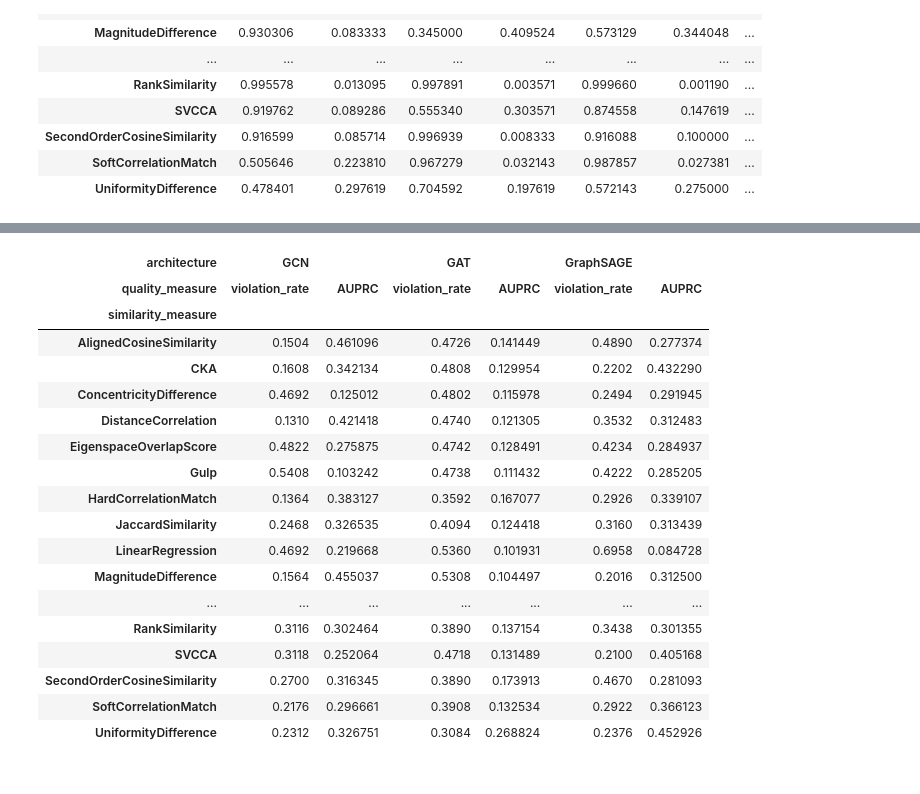
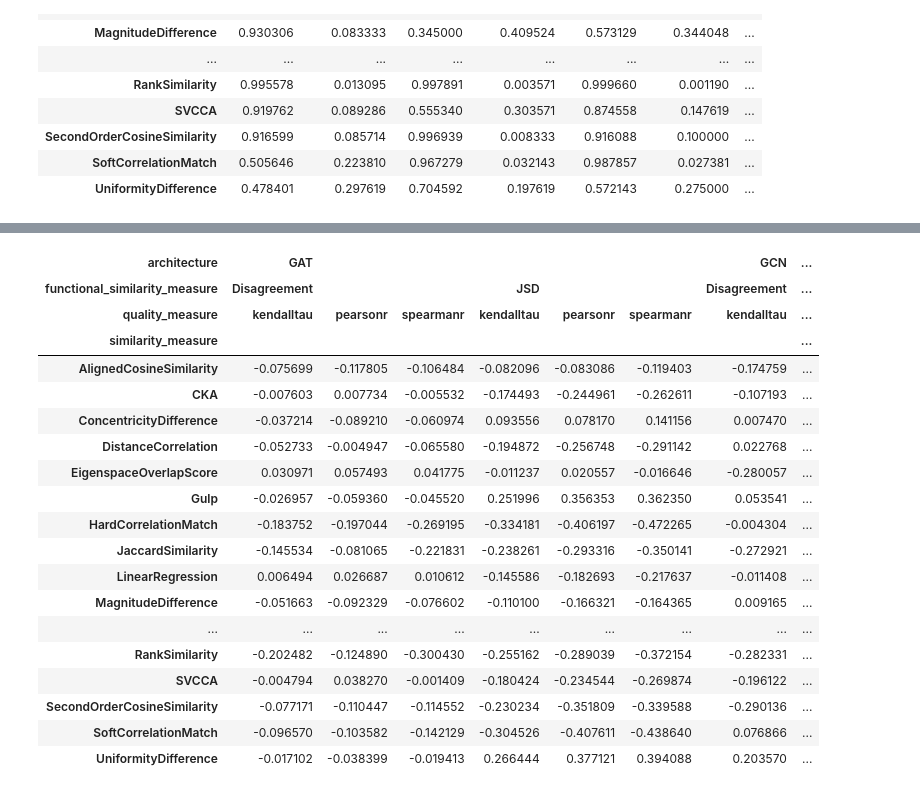
Before and after one commit to TaWald/similaritybench, a Jupyter notebook: graphs/notebooks/tables.ipynb, the cells around one changed output, grey strips where cells are left out. Drawn from its saved outputs; the diff is of its cells as text; code cells hidden in the pictures.

Commit message:
add output correlations

```diff
--- a/graphs/notebooks/tables.ipynb
+++ b/graphs/notebooks/tables.ipynb
@@ -107,7 +132,8 @@ get_agg_pivot_table("layer_test", ["cora", "flickr", "ogbn-arxiv"])
 # %%
-path = os.path.join(EXPERIMENT_RESULTS_PATH, FULL_DF_FILE_NAME("layer_test", "monotonicity", "cora"))
+def get_output_correlation_table(experiment, dataset):
 
-df = pd.read_csv(path)
-data = df.loc[:, ["similarity_measure", "quality_measure", "value", "architecture", "representation_dataset"]]
-#data.groupby( ["similarity_measure", "quality_measure", "architecture", "representation_dataset"]).mean()
-data.pivot_table(index="similarity_measure", columns=["representation_dataset", "architecture", "quality_measure"], values="value", aggfunc="mean")
+    path = os.path.join(EXPERIMENT_RESULTS_PATH, FULL_DF_FILE_NAME(experiment, "output_correlation", dataset))
+    df = pd.read_csv(path)
+    data = df.loc[:, ["similarity_measure", "functional_similarity_measure", "quality_measure", "corr", "architecture"]]
+
+    return data.pivot_table(index="similarity_measure", columns=["architecture", "functional_similarity_measure", "quality_measure"], values="corr", aggfunc="mean")
@@ -158,22 +163,23 @@ get_pivot_table("label_test", "cora")
 # %%
-get_pivot_table("label_test", "flickr")
+get_output_correlation_table("label_test", "flickr")
 # %% [output]
-| architecture | GCN |  | GAT |  | GraphSAGE |  |
-| quality_measure | violation_rate | AUPRC | violation_rate | AUPRC | violation_rate | AUPRC |
-| similarity_measure |  |  |  |  |  |  |
-| AlignedCosineSimilarity | 0.1504 | 0.461096 | 0.4726 | 0.141449 | 0.4890 | 0.277374 |
-| CKA | 0.1608 | 0.342134 | 0.4808 | 0.129954 | 0.2202 | 0.432290 |
-| ConcentricityDifference | 0.4692 | 0.125012 | 0.4802 | 0.115978 | 0.2494 | 0.291945 |
-| DistanceCorrelation | 0.1310 | 0.421418 | 0.4740 | 0.121305 | 0.3532 | 0.312483 |
-| EigenspaceOverlapScore | 0.4822 | 0.275875 | 0.4742 | 0.128491 | 0.4234 | 0.284937 |
-| Gulp | 0.5408 | 0.103242 | 0.4738 | 0.111432 | 0.4222 | 0.285205 |
-| HardCorrelationMatch | 0.1364 | 0.383127 | 0.3592 | 0.167077 | 0.2926 | 0.339107 |
-| JaccardSimilarity | 0.2468 | 0.326535 | 0.4094 | 0.124418 | 0.3160 | 0.313439 |
-| LinearRegression | 0.4692 | 0.219668 | 0.5360 | 0.101931 | 0.6958 | 0.084728 |
-| MagnitudeDifference | 0.1564 | 0.455037 | 0.5308 | 0.104497 | 0.2016 | 0.312500 |
-| ... | ... | ... | ... | ... | ... | ... |
-| RankSimilarity | 0.3116 | 0.302464 | 0.3890 | 0.137154 | 0.3438 | 0.301355 |
-| SVCCA | 0.3118 | 0.252064 | 0.4718 | 0.131489 | 0.2100 | 0.405168 |
-| SecondOrderCosineSimilarity | 0.2700 | 0.316345 | 0.3890 | 0.173913 | 0.4670 | 0.281093 |
-| SoftCorrelationMatch | 0.2176 | 0.296661 | 0.3908 | 0.132534 | 0.2922 | 0.366123 |
-| UniformityDifference | 0.2312 | 0.326751 | 0.3084 | 0.268824 | 0.2376 | 0.452926 |
+| architecture | GAT |  |  |  |  |  | GCN | ... |
+| functional_similarity_measure | Disagreement |  |  | JSD |  |  | Disagreement | ... |
+| quality_measure | kendalltau | pearsonr | spearmanr | kendalltau | pearsonr | spearmanr | kendalltau | ... |
+| similarity_measure |  |  |  |  |  |  |  | ... |
+| AlignedCosineSimilarity | -0.075699 | -0.117805 | -0.106484 | -0.082096 | -0.083086 | -0.119403 | -0.174759 | ... |
+| CKA | -0.007603 | 0.007734 | -0.005532 | -0.174493 | -0.244961 | -0.262611 | -0.107193 | ... |
+| ConcentricityDifference | -0.037214 | -0.089210 | -0.060974 | 0.093556 | 0.078170 | 0.141156 | 0.007470 | ... |
+| DistanceCorrelation | -0.052733 | -0.004947 | -0.065580 | -0.194872 | -0.256748 | -0.291142 | 0.022768 | ... |
+| EigenspaceOverlapScore | 0.030971 | 0.057493 | 0.041775 | -0.011237 | 0.020557 | -0.016646 | -0.280057 | ... |
+| Gulp | -0.026957 | -0.059360 | -0.045520 | 0.251996 | 0.356353 | 0.362350 | 0.053541 | ... |
+| HardCorrelationMatch | -0.183752 | -0.197044 | -0.269195 | -0.334181 | -0.406197 | -0.472265 | -0.004304 | ... |
+| JaccardSimilarity | -0.145534 | -0.081065 | -0.221831 | -0.238261 | -0.293316 | -0.350141 | -0.272921 | ... |
+| LinearRegression | 0.006494 | 0.026687 | 0.010612 | -0.145586 | -0.182693 | -0.217637 | -0.011408 | ... |
+| MagnitudeDifference | -0.051663 | -0.092329 | -0.076602 | -0.110100 | -0.166321 | -0.164365 | 0.009165 | ... |
+| ... | ... | ... | ... | ... | ... | ... | ... | ... |
+| RankSimilarity | -0.202482 | -0.124890 | -0.300430 | -0.255162 | -0.289039 | -0.372154 | -0.282331 | ... |
+| SVCCA | -0.004794 | 0.038270 | -0.001409 | -0.180424 | -0.234544 | -0.269874 | -0.196122 | ... |
+| SecondOrderCosineSimilarity | -0.077171 | -0.110447 | -0.114552 | -0.230234 | -0.351809 | -0.339588 | -0.290136 | ... |
+| SoftCorrelationMatch | -0.096570 | -0.103582 | -0.142129 | -0.304526 | -0.407611 | -0.438640 | 0.076866 | ... |
+| UniformityDifference | -0.017102 | -0.038399 | -0.019413 | 0.266444 | 0.377121 | 0.394088 | 0.203570 | ... |
```
Also changed, not shown: parts of 8 cells of this notebook.
